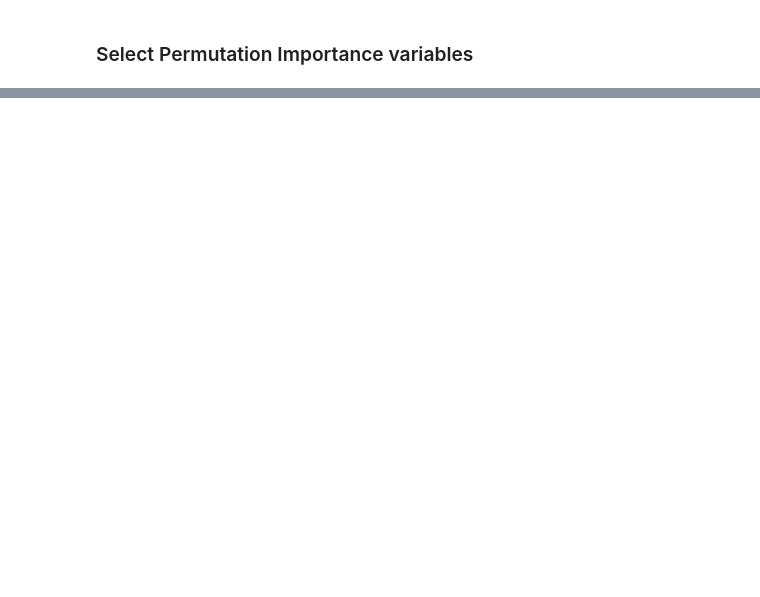
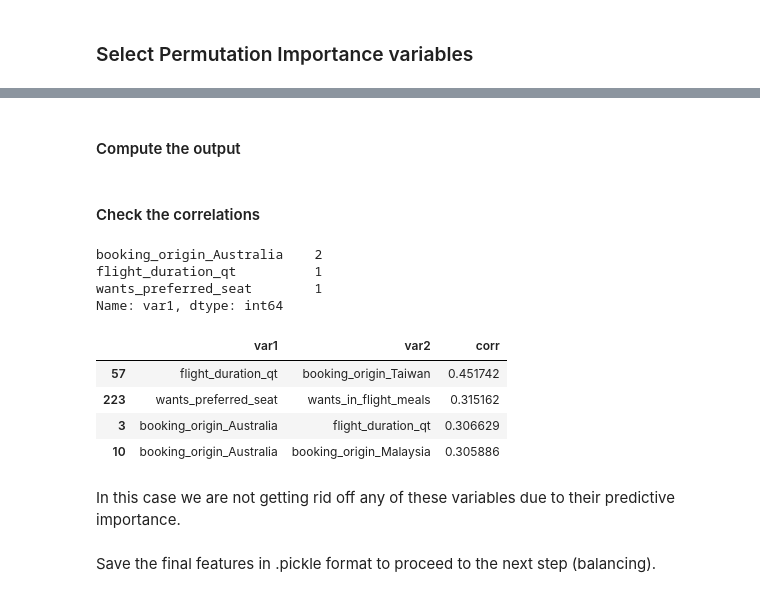
Before and after one commit to luis-cj/data-science-british-airways, a Jupyter notebook: 4_Task2_feature_selection.ipynb, the cells around one changed output, grey strips where cells are left out. Cells and saved outputs as stored; diff of their text form; code cells hidden in the pictures; blank space fills up the shorter version.

Commit message:
finished feature selection

```diff
--- a/4_Task2_feature_selection.ipynb
+++ b/4_Task2_feature_selection.ipynb
@@ -139,0 +140,4 @@ select_permutation =
+# %%
+select_permutation = rank_per.iloc[0:16]["variable"]
+# %%
+x_per = x[select_permutation].copy()
@@ -139,0 +150,42 @@ select_permutation =
+# %%
+# We build a function to check what variables correlate within a certain threshold
+def strong_corr(df, lim_inf = 0.3, lim_sup = 1,drop_dupli=True):
+    #Compute correlation matrix
+    c = df.corr().abs()
+    #Unstack everything (columns become rows)
+    c= c.unstack()
+    #Pasa el índice a columnas y le pone nombres
+    #Create a dataframe where index becomes a column and variables' names are defined
+    c = pd.DataFrame(c).reset_index()
+    c.columns = ['var1','var2','corr']
+    #Filter within the determined thresholds
+    c = c.loc[(c['corr'] > lim_inf) &  (c['corr'] < lim_sup),:].sort_values(by = 'corr', ascending=False)
+    #Drop duplicates if drop_dupli = True
+    c = c if drop_dupli == False else c.drop_duplicates(subset = ['corr'])
+    #Output
+    return(c)
+# %% [markdown]
+#### Compute the output
+# %%
+cor_finales = strong_corr(x_per)
+# %% [markdown]
+#### Check the correlations
+# %%
+cor_finales.var1.value_counts()
+# %% [output]
+booking_origin_Australia    2
+flight_duration_qt          1
+wants_preferred_seat        1
+Name: var1, dtype: int64
+# %%
+cor_finales.head(50)
+# %% [output]
+|  | var1 | var2 | corr |
+| 57 | flight_duration_qt | booking_origin_Taiwan | 0.451742 |
+| 223 | wants_preferred_seat | wants_in_flight_meals | 0.315162 |
+| 3 | booking_origin_Australia | flight_duration_qt | 0.306629 |
+| 10 | booking_origin_Australia | booking_origin_Malaysia | 0.305886 |
+# %% [markdown]
+In this case we are not getting rid off any of these variables due to their predictive importance.
+# %% [markdown]
+Save the final features in .pickle format to proceed to the next step (balancing).
```
Also changed, not shown: parts of 9 cells of this notebook, 2 other files.
